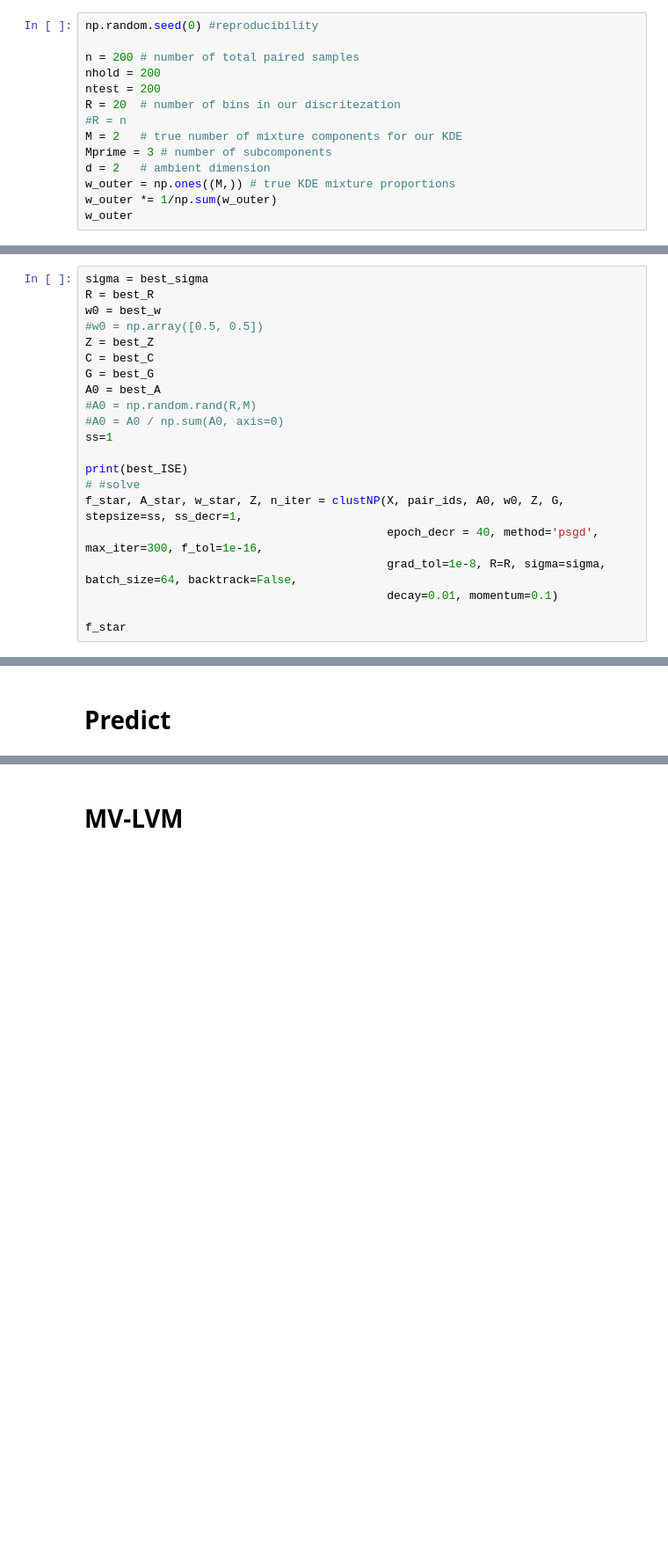
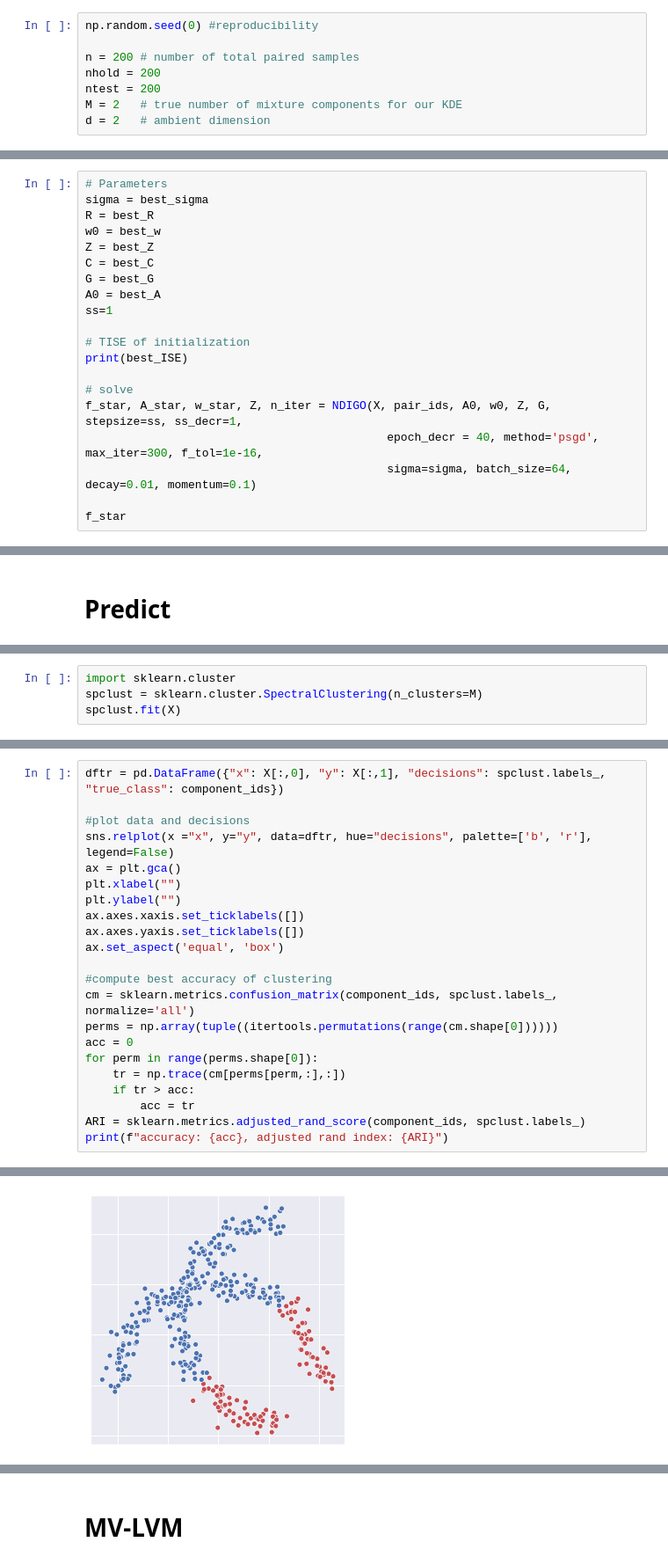
Before and after one commit to alex-ritchie/NDIGO, a Jupyter notebook: Overlapping Moons Example.ipynb, the cells around one changed output, grey strips where cells are left out. Shown at 88% size. Drawn from its saved outputs; the diff is of its cells as text; blank space fills up the shorter version.

```diff
--- a/Overlapping Moons Example.ipynb
+++ b/Overlapping Moons Example.ipynb
@@ -21,11 +25,5 @@ np.random.seed(0) #reproducibility
 n = 200 # number of total paired samples
 nhold = 200
 ntest = 200
-R = 20  # number of bins in our discritezation
-#R = n
 M = 2   # true number of mixture components for our KDE
-Mprime = 3 # number of subcomponents
 d = 2   # ambient dimension
-w_outer = np.ones((M,)) # true KDE mixture proportions
-w_outer *= 1/np.sum(w_outer)
-w_outer
@@ -117,24 +104,23 @@ print(best_sigma, best_R, best_ISE)
 # %% [markdown]
 ### Optimize
 # %%
+# Parameters
 sigma = best_sigma
 R = best_R
 w0 = best_w
-#w0 = np.array([0.5, 0.5])
 Z = best_Z
 C = best_C
 G = best_G
 A0 = best_A
-#A0 = np.random.rand(R,M)
-#A0 = A0 / np.sum(A0, axis=0)
 ss=1
 
+# TISE of initialization
 print(best_ISE)
-# #solve
-f_star, A_star, w_star, Z, n_iter = clustNP(X, pair_ids, A0, w0, Z, G, stepsize=ss, ss_decr=1,
+
+# solve
+f_star, A_star, w_star, Z, n_iter = NDIGO(X, pair_ids, A0, w0, Z, G, stepsize=ss, ss_decr=1,
                                             epoch_decr = 40, method='psgd', max_iter=300, f_tol=1e-16,
-                                            grad_tol=1e-8, R=R, sigma=sigma, batch_size=64, backtrack=False,
-                                            decay=0.01, momentum=0.1)
+                                            sigma=sigma, batch_size=64, decay=0.01, momentum=0.1)
 
 f_star
 # %% [output]
@@ -257,0 +226,4 @@ plt.savefig('moons_orig_init.png', dpi=300)
+# %%
+import sklearn.cluster
+spclust = sklearn.cluster.SpectralClustering(n_clusters=M)
+spclust.fit(X)
@@ -257,0 +232,23 @@ plt.savefig('moons_orig_init.png', dpi=300)
+# %%
+dftr = pd.DataFrame({"x": X[:,0], "y": X[:,1], "decisions": spclust.labels_, "true_class": component_ids})
+
+#plot data and decisions
+sns.relplot(x ="x", y="y", data=dftr, hue="decisions", palette=['b', 'r'], legend=False)
+ax = plt.gca()
+plt.xlabel("")
+plt.ylabel("")
+ax.axes.xaxis.set_ticklabels([])
+ax.axes.yaxis.set_ticklabels([])
+ax.set_aspect('equal', 'box')
+
+#compute best accuracy of clustering
+cm = sklearn.metrics.confusion_matrix(component_ids, spclust.labels_, normalize='all')
+perms = np.array(tuple((itertools.permutations(range(cm.shape[0])))))
+acc = 0
+for perm in range(perms.shape[0]):
+    tr = np.trace(cm[perms[perm,:],:])
+    if tr > acc:
+        acc = tr
+ARI = sklearn.metrics.adjusted_rand_score(component_ids, spclust.labels_)
+print(f"accuracy: {acc}, adjusted rand index: {ARI}")
+# %% [output]
@@ -257,0 +256 @@ plt.savefig('moons_orig_init.png', dpi=300)
+[figure, added]
```
Also changed, not shown: parts of 55 cells of this notebook, 3 other files.
